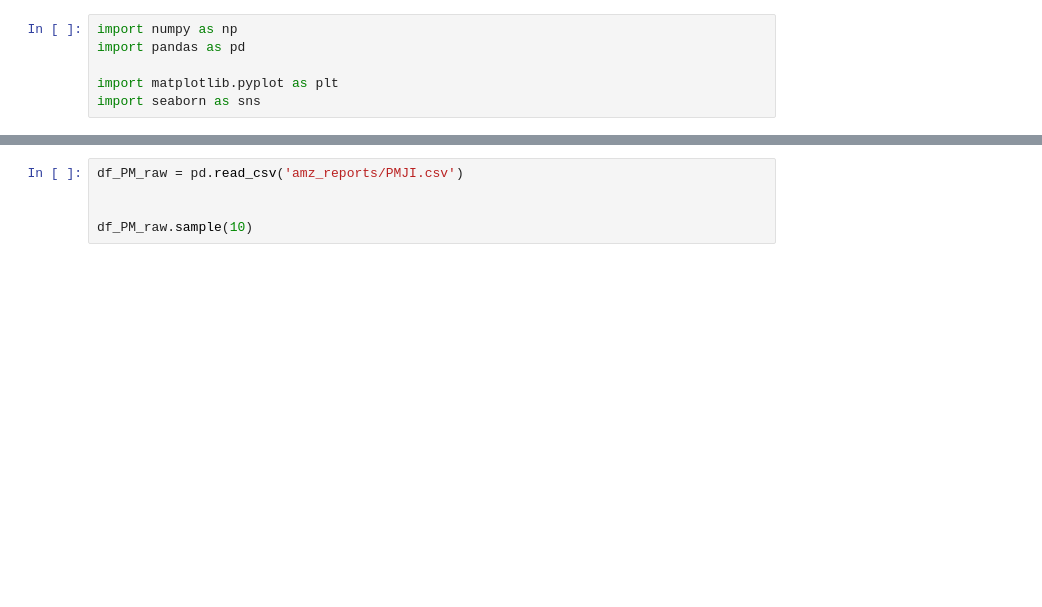
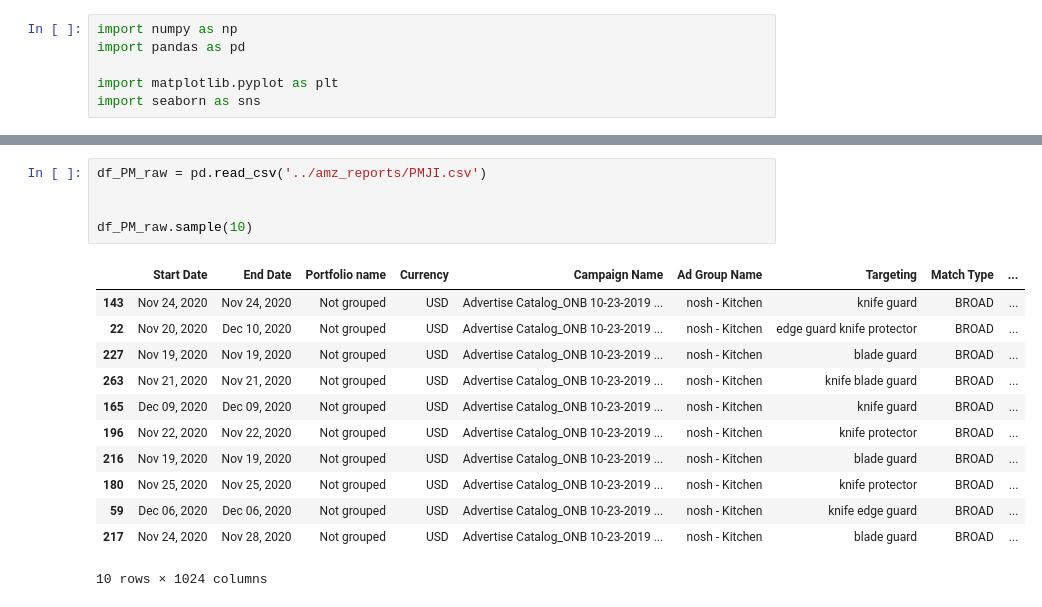
Before and after one commit to Booandlean/JI_sales, a Jupyter notebook: notebooks/exploratory_1.ipynb, the cells around one changed output, grey strips where cells are left out. Saved outputs shown, nothing was run; the diff lists cells and outputs as text; blank space fills up the shorter version.

```diff
--- a/notebooks/exploratory_1.ipynb
+++ b/notebooks/exploratory_1.ipynb
@@ -33,5 +57,18 @@ len(df_CM_raw['Currency'])
 # %%
-df_PM_raw = pd.read_csv('amz_reports/PMJI.csv')
+df_PM_raw = pd.read_csv('../amz_reports/PMJI.csv')
 
 
 df_PM_raw.sample(10)
+# %% [output]
+|  | Start Date | End Date | Portfolio name | Currency | Campaign Name | Ad Group Name | Targeting | Match Type | ... |
+| 143 | Nov 24, 2020 | Nov 24, 2020 | Not grouped | USD | Advertise Catalog_ONB 10-23-2019 ... | nosh - Kitchen | knife guard | BROAD | ... |
+| 22 | Nov 20, 2020 | Dec 10, 2020 | Not grouped | USD | Advertise Catalog_ONB 10-23-2019 ... | nosh - Kitchen | edge guard knife protector | BROAD | ... |
+| 227 | Nov 19, 2020 | Nov 19, 2020 | Not grouped | USD | Advertise Catalog_ONB 10-23-2019 ... | nosh - Kitchen | blade guard | BROAD | ... |
+| 263 | Nov 21, 2020 | Nov 21, 2020 | Not grouped | USD | Advertise Catalog_ONB 10-23-2019 ... | nosh - Kitchen | knife blade guard | BROAD | ... |
+| 165 | Dec 09, 2020 | Dec 09, 2020 | Not grouped | USD | Advertise Catalog_ONB 10-23-2019 ... | nosh - Kitchen | knife guard | BROAD | ... |
+| 196 | Nov 22, 2020 | Nov 22, 2020 | Not grouped | USD | Advertise Catalog_ONB 10-23-2019 ... | nosh - Kitchen | knife protector | BROAD | ... |
+| 216 | Nov 19, 2020 | Nov 19, 2020 | Not grouped | USD | Advertise Catalog_ONB 10-23-2019 ... | nosh - Kitchen | blade guard | BROAD | ... |
+| 180 | Nov 25, 2020 | Nov 25, 2020 | Not grouped | USD | Advertise Catalog_ONB 10-23-2019 ... | nosh - Kitchen | knife protector | BROAD | ... |
+| 59 | Dec 06, 2020 | Dec 06, 2020 | Not grouped | USD | Advertise Catalog_ONB 10-23-2019 ... | nosh - Kitchen | knife edge guard | BROAD | ... |
+| 217 | Nov 24, 2020 | Nov 28, 2020 | Not grouped | USD | Advertise Catalog_ONB 10-23-2019 ... | nosh - Kitchen | blade guard | BROAD | ... |
+10 rows × 1024 columns
```
Also changed, not shown: parts of 4 cells of this notebook, 3 other files.
